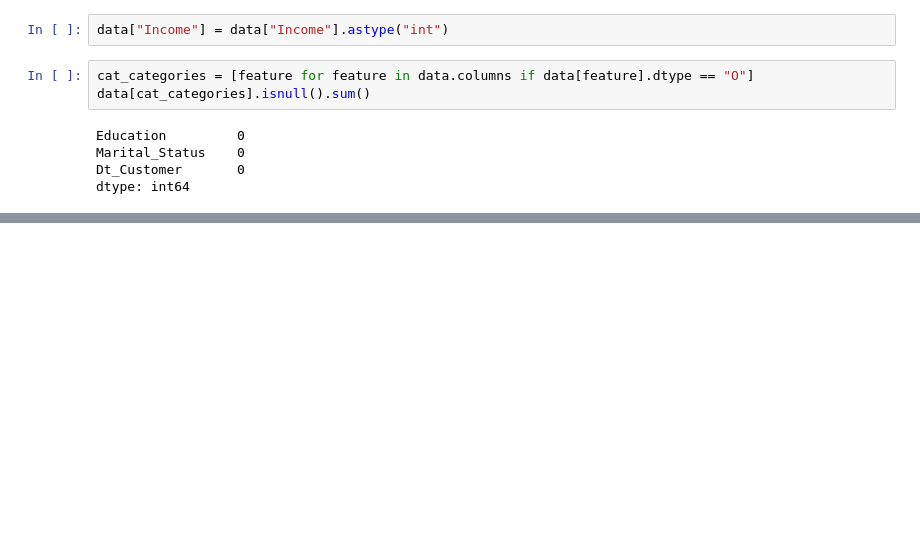
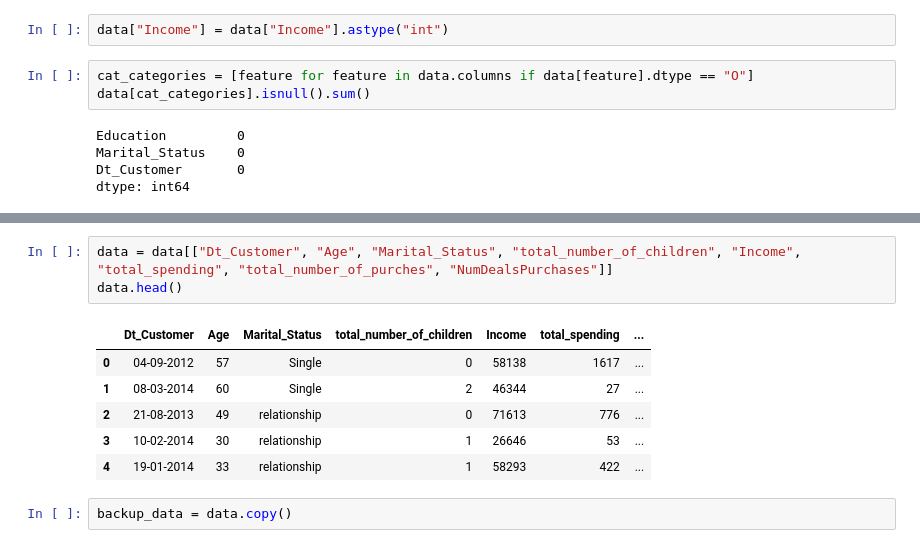
Before and after one commit to everydaycodings/Data-Science-End-To-End-Notebook-Project, a Jupyter notebook: Customer_Personality_Analysis.ipynb, the cells around one changed output, grey strips where cells are left out. Drawn from its saved outputs; the diff is of its cells as text; blank space fills up the shorter version.

```diff
--- a/Customer_Personality_Analysis.ipynb
+++ b/Customer_Personality_Analysis.ipynb
@@ -73,0 +98,12 @@ dtype: int64
+# %%
+data = data[["Dt_Customer", "Age", "Marital_Status", "total_number_of_children", "Income", "total_spending", "total_number_of_purches", "NumDealsPurchases"]]
+data.head()
+# %% [output]
+|  | Dt_Customer | Age | Marital_Status | total_number_of_children | Income | total_spending | ... |
+| 0 | 04-09-2012 | 57 | Single | 0 | 58138 | 1617 | ... |
+| 1 | 08-03-2014 | 60 | Single | 2 | 46344 | 27 | ... |
+| 2 | 21-08-2013 | 49 | relationship | 0 | 71613 | 776 | ... |
+| 3 | 10-02-2014 | 30 | relationship | 1 | 26646 | 53 | ... |
+| 4 | 19-01-2014 | 33 | relationship | 1 | 58293 | 422 | ... |
+# %%
+backup_data = data.copy()
```
Also changed, not shown: parts of 3 cells of this notebook, 1 other file.
